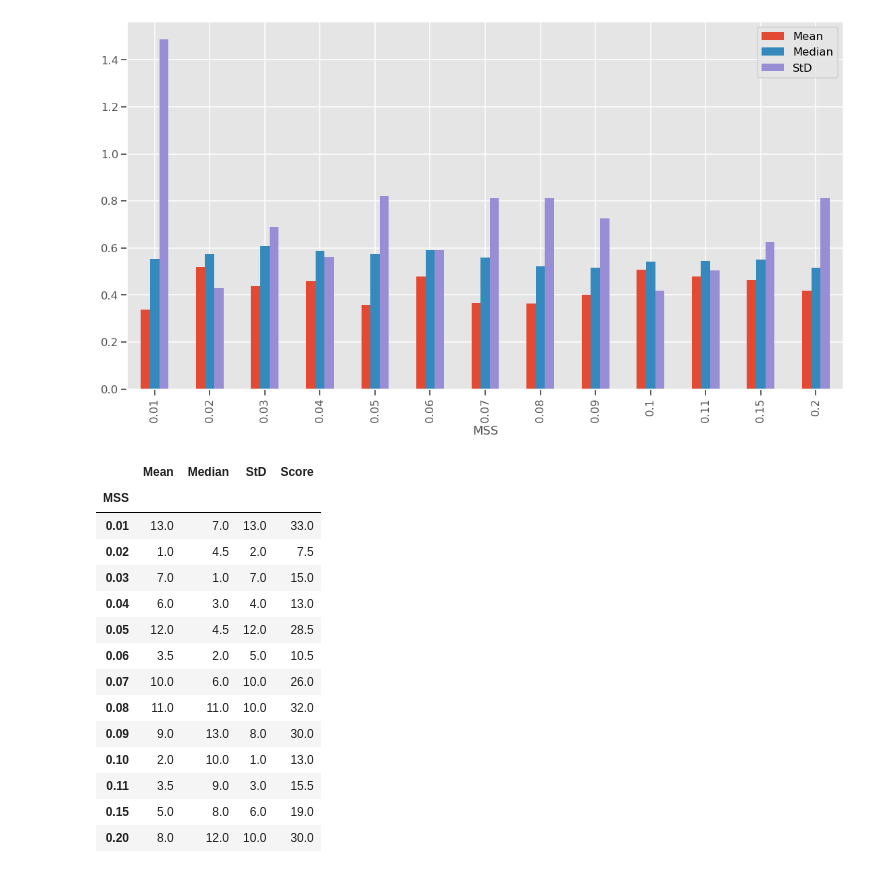
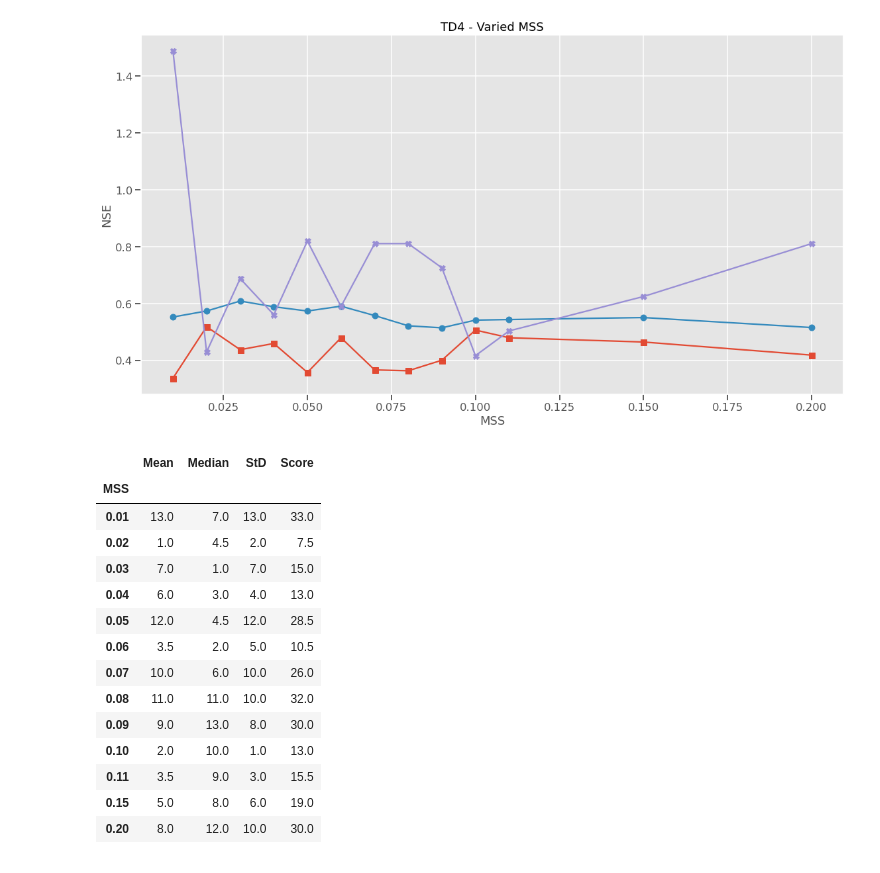
Before and after one commit to lcford2/predict-release, a Jupyter notebook: ipynbs/mss_trial.ipynb, the cells around one changed output. Drawn from its saved outputs; the diff is of its cells as text; code cells hidden in the pictures.

Commit message:
mss figure

```diff
--- a/ipynbs/mss_trial.ipynb
+++ b/ipynbs/mss_trial.ipynb
@@ -6,12 +6,18 @@ plt.style.use("ggplot")
 sns.set_context("talk")
 # %%
 df = pd.read_csv("../results/tclr_model_testing/all/misc_results/mss_trial.csv")
-# %%
-fig, ax = plt.subplots(1, 1, figsize=(19, 10))
-df.plot.bar(x="MSS", ax=ax)
-plt.show()
-# %% [output]
-[figure, removed]
+# %%
+fig, ax = plt.subplots(1, 1, figsize=(19, 10))
+ax.plot(df.MSS, df.Mean, label='Mean', marker="s")
+ax.plot(df.MSS, df.Median, label='Median', marker="o")
+ax.plot(df.MSS, df.StD, label='StD', marker="X")
+ax.set_ylabel("NSE")
+ax.set_xlabel("MSS")
+ax.set_title("TD4 - Varied MSS")
+plt.savefig("./figures/mss_line_plot.png", dpi=300)
+plt.show()
+# %% [output]
+[figure, added]
 # %%
 rank = df.set_index("MSS")
 rank[["Mean", "Median"]] = rank[["Mean", "Median"]].rank(ascending=False)
```
Also changed, not shown: 1 other file.
